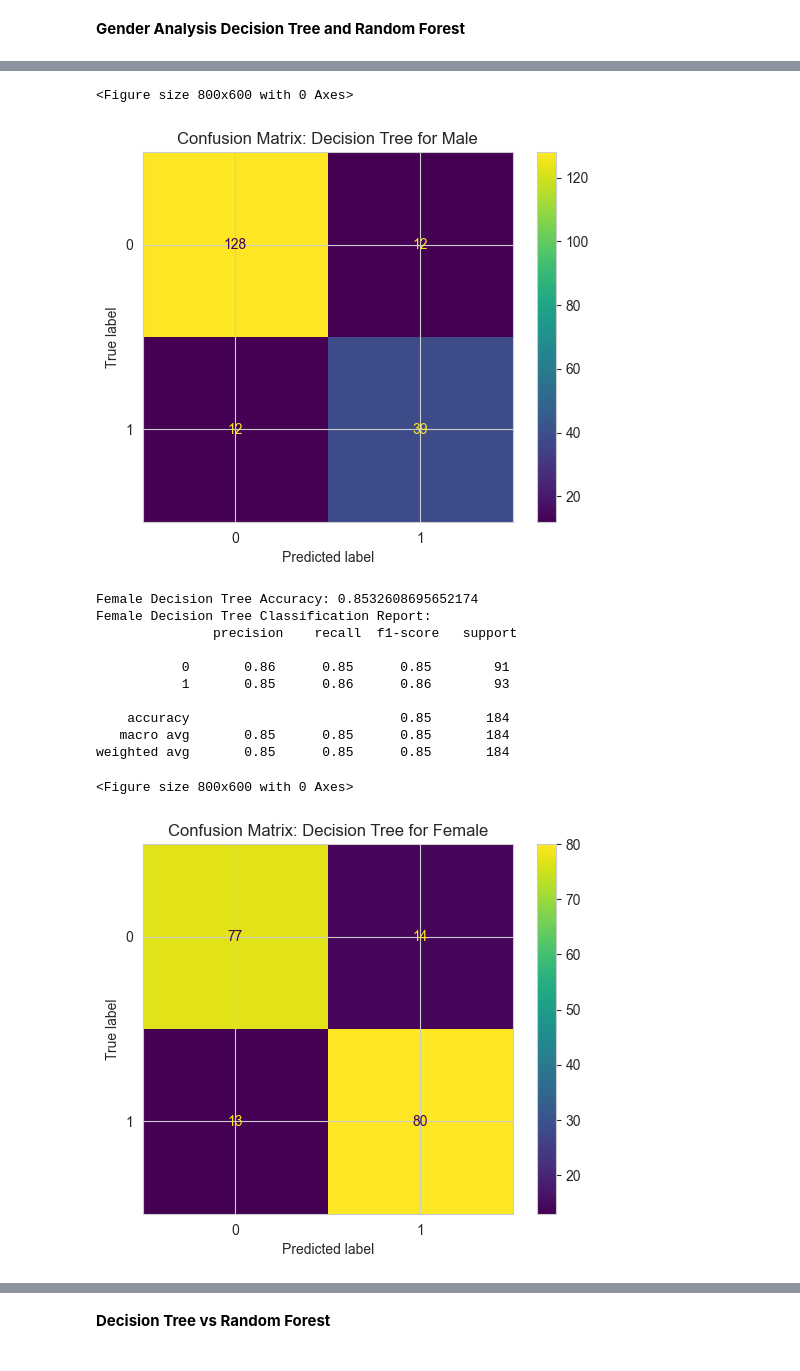
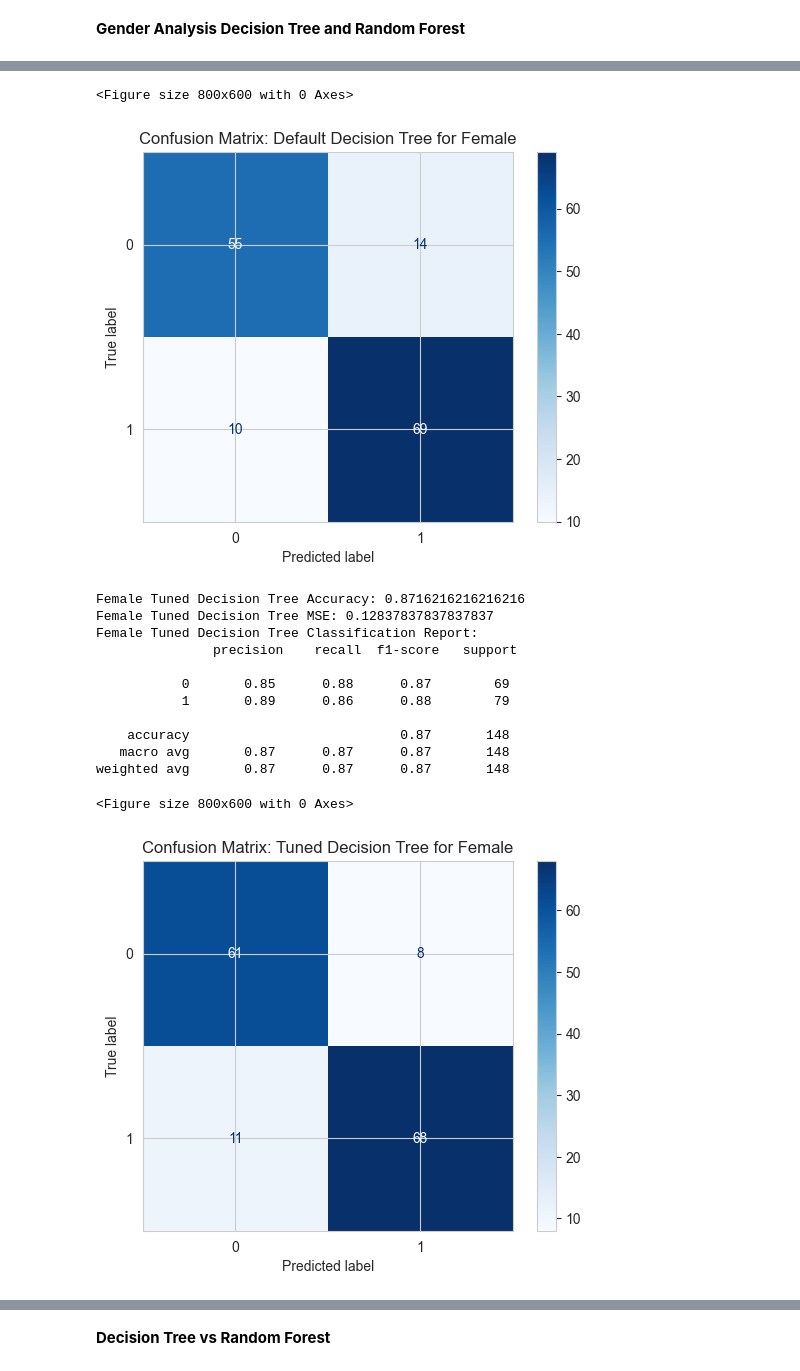
Before and after one commit to jadenzy/ECS_171_Final_Project, a Jupyter notebook: Models/Tree.ipynb, the cells around one changed output, grey strips where cells are left out. Cells and saved outputs as stored; diff of their text form; code cells hidden in the pictures.

```diff
--- a/Models/Tree.ipynb
+++ b/Models/Tree.ipynb
@@ -179,28 +203,22 @@ Best parameters from Randomized Search: {'n_estimators': 100, 'min_samples_split
 # %%
-# Define the parameter grid for Random Forest
-param_grid_rf = {
+# Define the best parameter grid for Random Forest
+best_param_grid_rf = {
     'max_depth': [None, 10, 20, 30],
     'min_samples_split': [2, 5, 10],
     'min_samples_leaf': [1, 2, 4],
 }
 # %%
-# Initialize the RandomForestClassifier
-random_forest = RandomForestClassifier(random_state=42)
-
-# Set up GridSearchCV
 grid_search_rf = GridSearchCV(
     estimator=random_forest,
-    param_grid=param_grid_rf,
+    param_grid=best_param_grid_rf,
     cv=5,  # 5-fold cross-validation
     n_jobs=-1,  # Use all available cores
     verbose=1,  # Print progress
     scoring='accuracy'  # or another metric if desired
 )
 
-# Run the grid search
 grid_search_rf.fit(X_train, y_train)
 
-# Print the best parameters
 print("Best parameters found by GridSearchCV:", grid_search_rf.best_params_)
 # %% [output]
 Fitting 5 folds for each of 36 candidates, totalling 180 fits
@@ -273,0 +340,8 @@ female_data = data[data['Gender'] == 1]  # Female data
+# %%
+
+# Initialize the default Decision Tree model
+default_tree = DecisionTreeClassifier(random_state=42)
+
+# Use the best_tree from GridSearchCV as the tuned model
+# Evaluate for Male using both default and tuned models
+evaluate_decision_tree(male_data, "Male", default_model=default_tree, tuned_model=best_tree)
@@ -274,35 +383,4 @@ female_data = data[data['Gender'] == 1]  # Female data
 # %%
-
-# Define a function to train and evaluate the Decision Tree model
-def evaluate_decision_tree(data, gender_label):
-    X = data.drop(columns=['Diagnosis', 'Gender'])  # Features
-    y = data['Diagnosis']  # Target variable
-
-    # Split the data into training and testing sets (75% training, 25% testing)
-    X_train, X_test, y_train, y_test = train_test_split(X, y, test_size=0.25, random_state=42)
-
-    # Initialize and train the Decision Tree model
-    tree = DecisionTreeClassifier(random_state=42)
-    tree.fit(X_train, y_train)
-
-    # Make predictions and evaluate
-    y_pred = tree.predict(X_test)
-    accuracy = accuracy_score(y_test, y_pred)
-    class_report = classification_report(y_test, y_pred)
-
-    # Display results
-    print(f"{gender_label} Decision Tree Accuracy:", accuracy)
-    print(f"{gender_label} Decision Tree Classification Report:\n", class_report)
-
-    # Plot confusion matrix
-    plt.figure(figsize=(8, 6))
-    ConfusionMatrixDisplay.from_estimator(tree, X_test, y_test)
-    plt.title(f"Confusion Matrix: Decision Tree for {gender_label}")
-    plt.show()
-
-# Evaluate for Male
-evaluate_decision_tree(male_data, "Male")
-
-# Evaluate for Female
-evaluate_decision_tree(female_data, "Female")
+# Evaluate for Female using both default and tuned models
+evaluate_decision_tree(female_data, "Female", default_model=default_tree, tuned_model=best_tree)
 # %% [output]
@@ -319,15 +398,16 @@ weighted avg       0.87      0.87      0.87       191
 <Figure size 800x600 with 0 Axes>
-[figure, old version]
+[figure, new version]
-Female Decision Tree Accuracy: 0.8532608695652174
-Female Decision Tree Classification Report:
+Female Tuned Decision Tree Accuracy: 0.8716216216216216
+Female Tuned Decision Tree MSE: 0.12837837837837837
+Female Tuned Decision Tree Classification Report:
                precision    recall  f1-score   support
 
-           0       0.86      0.85      0.85        91
-           1       0.85      0.86      0.86        93
+           0       0.85      0.88      0.87        69
+           1       0.89      0.86      0.88        79
 
-    accuracy                           0.85       184
-   macro avg       0.85      0.85      0.85       184
-weighted avg       0.85      0.85      0.85       184
+    accuracy                           0.87       148
+   macro avg       0.87      0.87      0.87       148
+weighted avg       0.87      0.87      0.87       148
 <Figure size 800x600 with 0 Axes>
-[figure, old version]
+[figure, new version]
 # %% [markdown]
```
Also changed, not shown: parts of 24 cells of this notebook.
